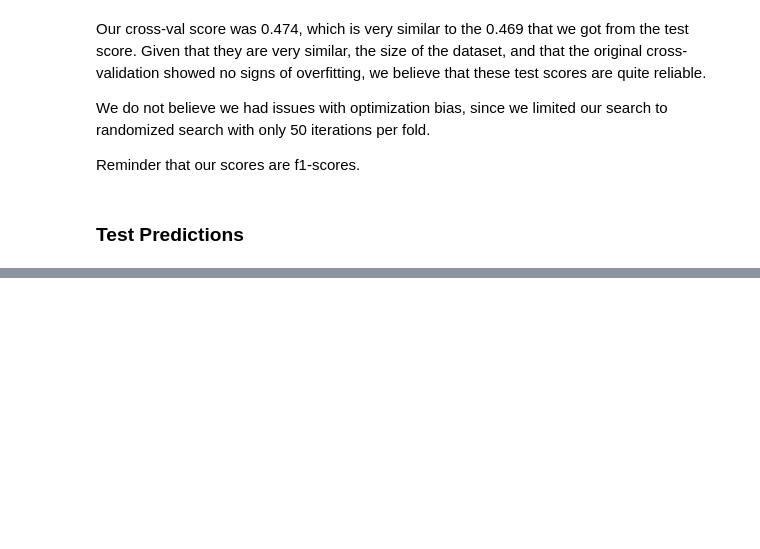
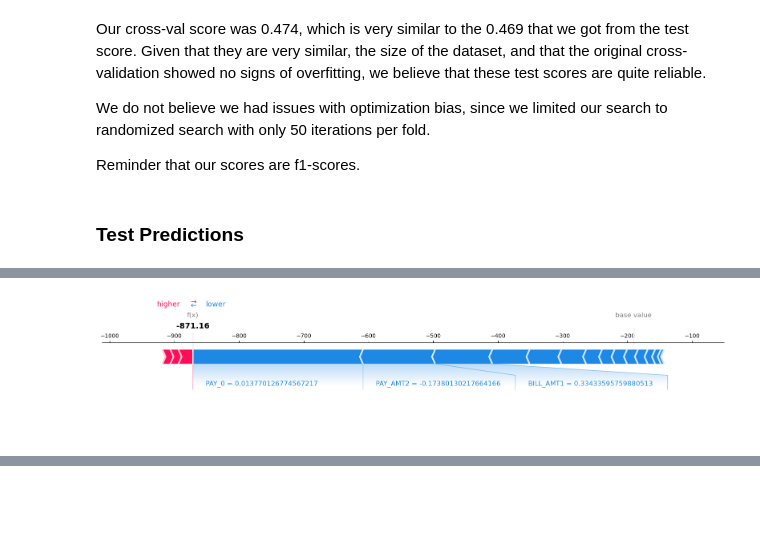
Before and after one commit to BradPeng/cpsc330-2023s, a Jupyter notebook: hw/hw5/hw5.ipynb, the cells around one changed output, grey strips where cells are left out. Cells and saved outputs as stored; diff of their text form; code cells hidden in the pictures; blank space fills up the shorter version.

Commit message:
hw5: Get shap force plots up and running

```diff
--- a/hw/hw5/hw5.ipynb
+++ b/hw/hw5/hw5.ipynb
@@ -1071,8 +1071,9 @@ Solution_12
 # %% [markdown]
 Our best model was our GradientBoostingClassifier With Hyperparameter Optimization, using the following hyperparameters:
 # %%
-# Some code inspired from Lecture 8
-pipe_test = make_pipeline(preprocessor, GradientBoostingClassifier(learning_rate=best_lgbm_learning_rate,
+# Some code inspired from Lecture 8, 12
+pipe_test = make_pipeline(preprocessor, LGBMClassifier(class_weight='balanced',
+                                        learning_rate=best_lgbm_learning_rate,
                                         n_estimators=best_lbgm_n_estimators))
 pipe_test.fit(X_train, y_train)
 # %% [output]
@@ -1140,4 +1137,10 @@ X_test_enc.head()
 # %%
 import shap
-lgbm_explainer = shap.TreeExplainer(pipe_lgbm.named_steps["lgbmclassifier"])
+import warnings
+warnings.simplefilter(action="ignore", category=UserWarning)
+
+
+lgbm_explainer = shap.TreeExplainer(pipe_test.named_steps["lgbmclassifier"])
+test_lgbm_shap_values = lgbm_explainer.shap_values(X_test_enc)
+
 train_lgbm_shap_values = lgbm_explainer.shap_values(X_train_enc)
@@ -1153,0 +1183,9 @@ ModuleNotFoundError: No module named 'shap'
+# %%
+shap.force_plot(
+    lgbm_explainer.expected_value[1],
+    test_lgbm_shap_values[1][1, :],
+    X_test_enc.iloc[1, :],
+    matplotlib=True,
+)
+# %% [output]
+[figure, added]
```
Also changed, not shown: parts of 27 cells of this notebook, 1 other file.
